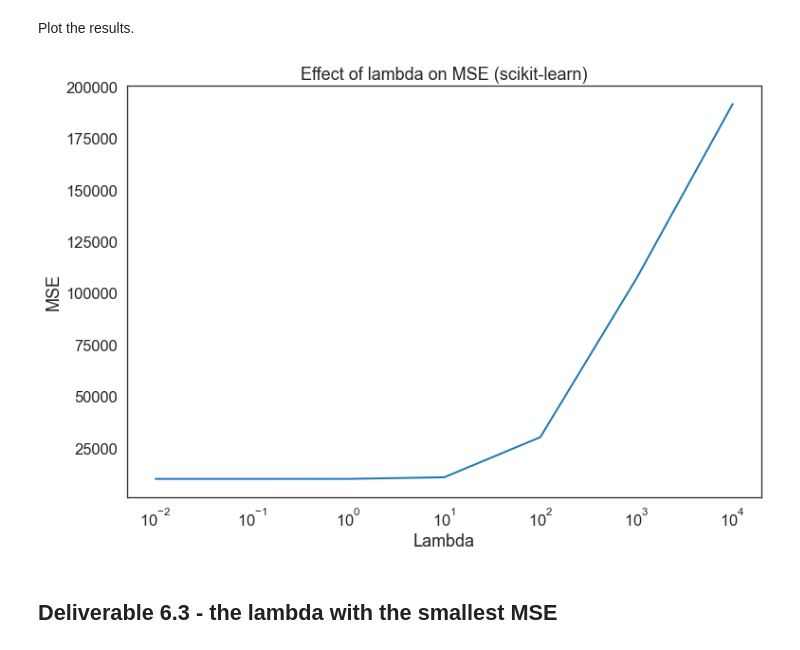
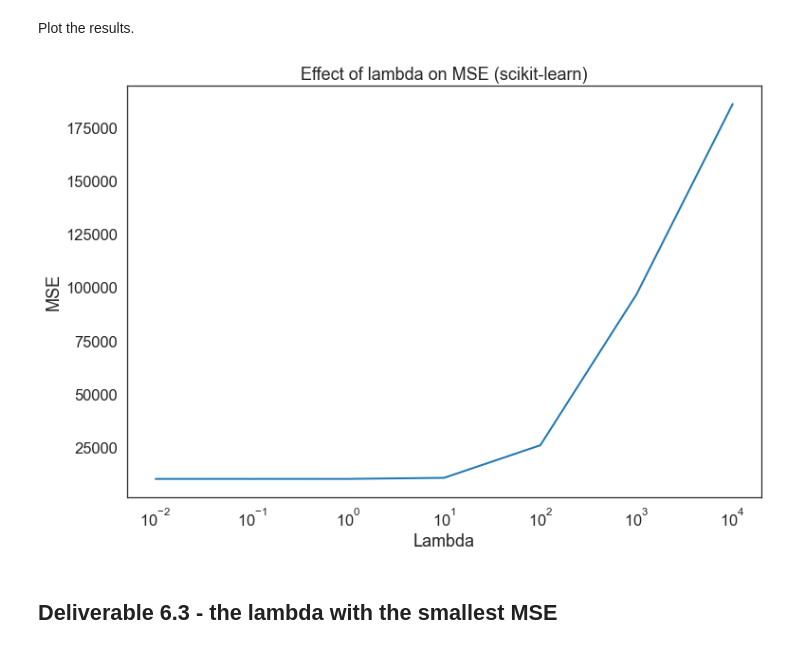
Before and after one commit to fau-masters-collected-works-cgarbin/regression-no-libraries, a Jupyter notebook: ridge_regression.ipynb, the cells around one changed output. Cells and saved outputs as stored; diff of their text form; code cells hidden in the pictures.

Commit message:
Fix plotting of MSE from scikit-learn

```diff
--- a/ridge_regression.ipynb
+++ b/ridge_regression.ipynb
@@ -228,9 +228,9 @@ mse_sk = model_sk.cv_values_.mean(axis=0)
 # %% [markdown]
 Plot the results.
 # %%
-plot_mse(mse, 'Effect of lambda on MSE (scikit-learn)')
+plot_mse(mse_sk.flatten(), 'Effect of lambda on MSE (scikit-learn)')
 # %% [output]
-[figure, old version]
+[figure, new version]
 # %% [markdown]
 ## Deliverable 6.3 - the lambda with the smallest MSE
 # %%
```
